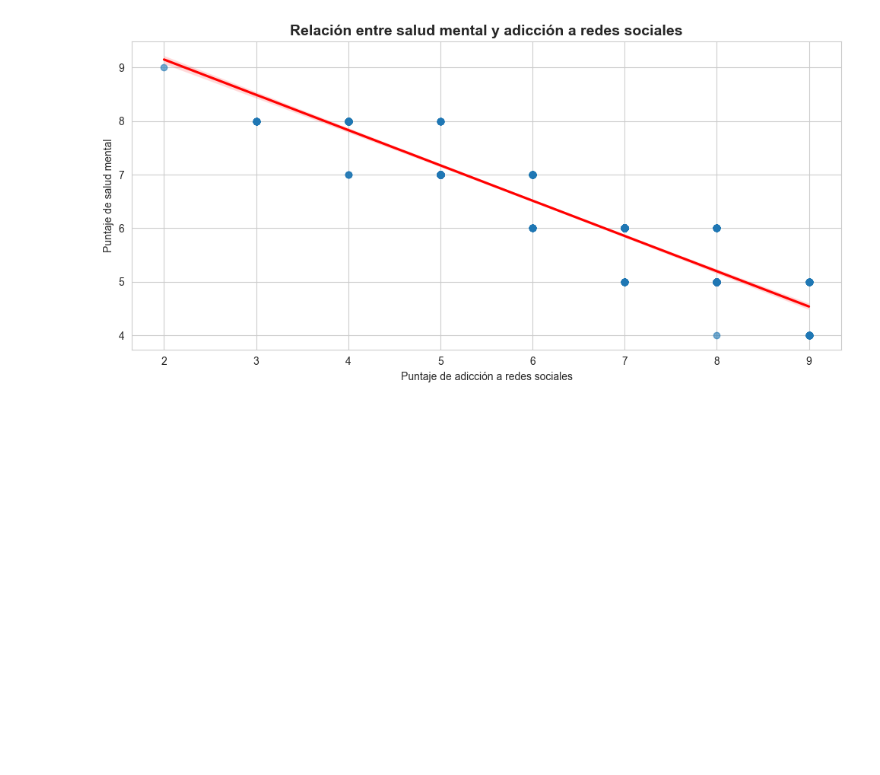
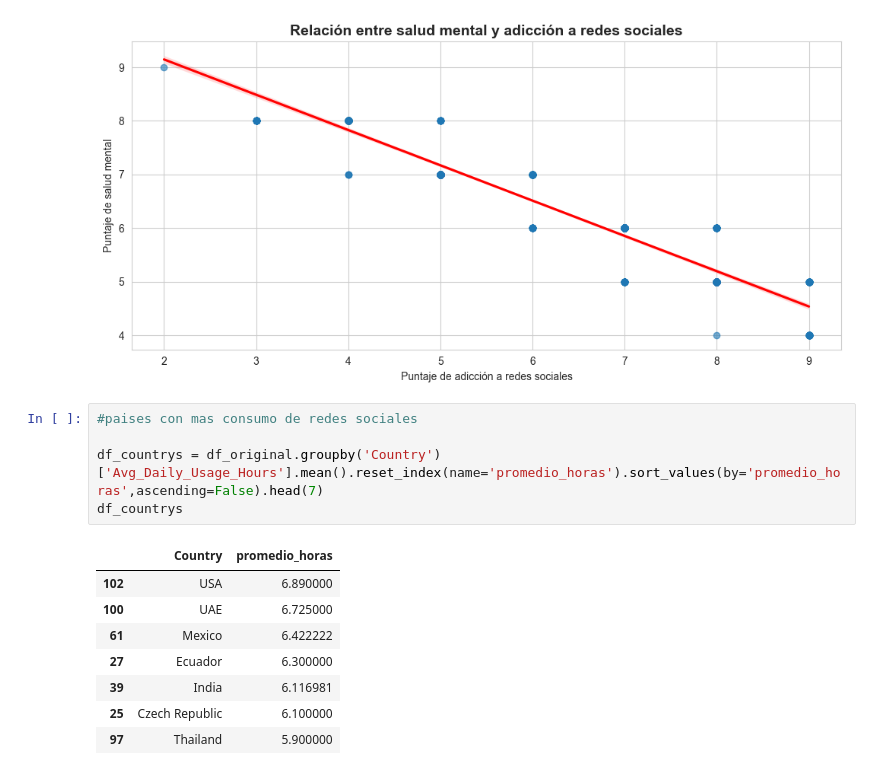
Before and after one commit to AlejandroZuluaga1/adiccion_redes_sociales, a Jupyter notebook: timevsage.ipynb, the cells around one changed output. Drawn from its saved outputs; the diff is of its cells as text; blank space fills up the shorter version.

```diff
--- a/timevsage.ipynb
+++ b/timevsage.ipynb
@@ -205,3 +205,17 @@ plt.tight_layout()
 plt.show()
 # %% [output]
 [figure]
+# %%
+#paises con mas consumo de redes sociales
+
+df_countrys = df_original.groupby('Country')['Avg_Daily_Usage_Hours'].mean().reset_index(name='promedio_horas').sort_values(by='promedio_horas',ascending=False).head(7)
+df_countrys
+# %% [output]
+|  | Country | promedio_horas |
+| 102 | USA | 6.890000 |
+| 100 | UAE | 6.725000 |
+| 61 | Mexico | 6.422222 |
+| 27 | Ecuador | 6.300000 |
+| 39 | India | 6.116981 |
+| 25 | Czech Republic | 6.100000 |
+| 97 | Thailand | 5.900000 |
```
Also changed, not shown: parts of 2 cells of this notebook, 2 other files.
